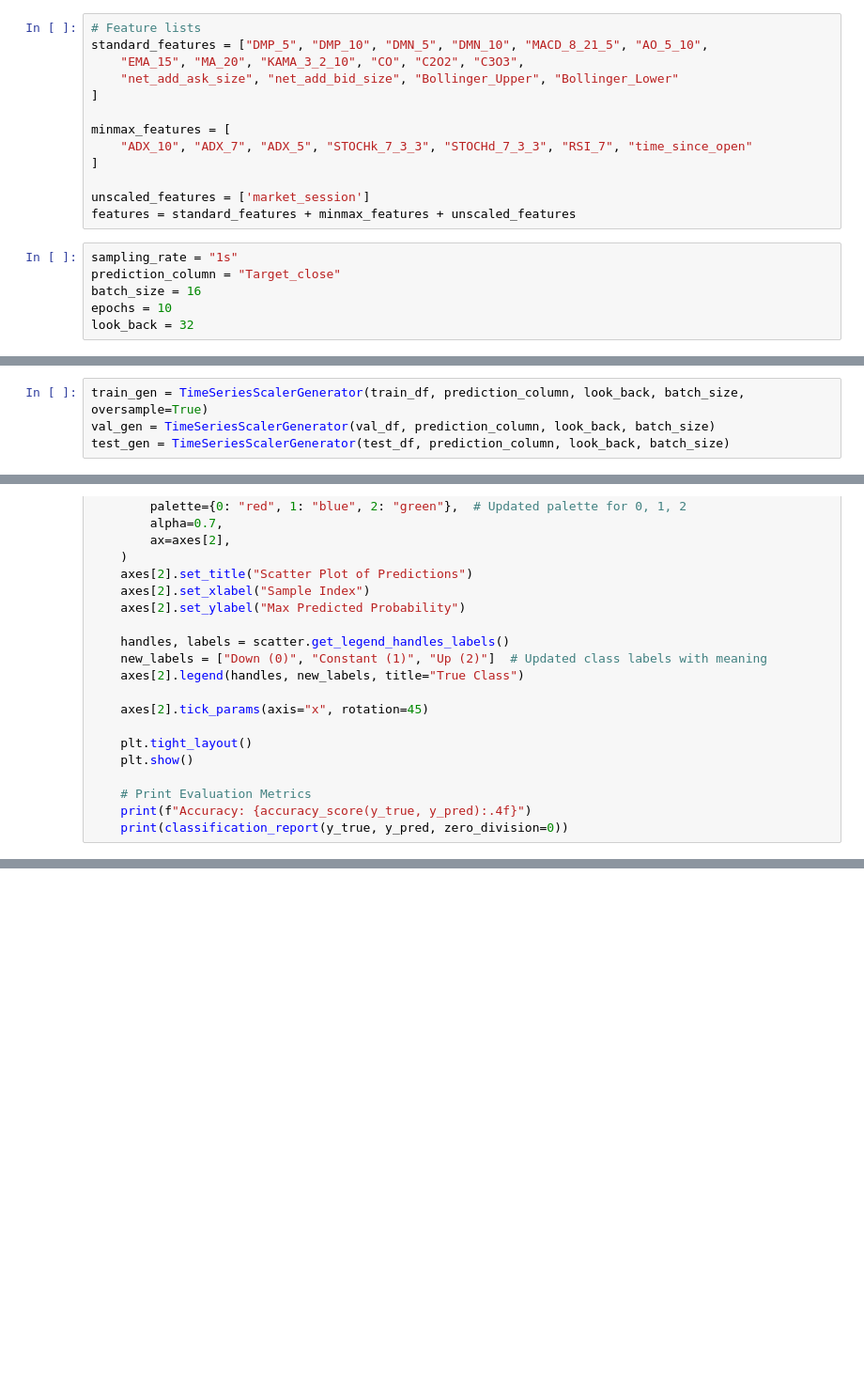
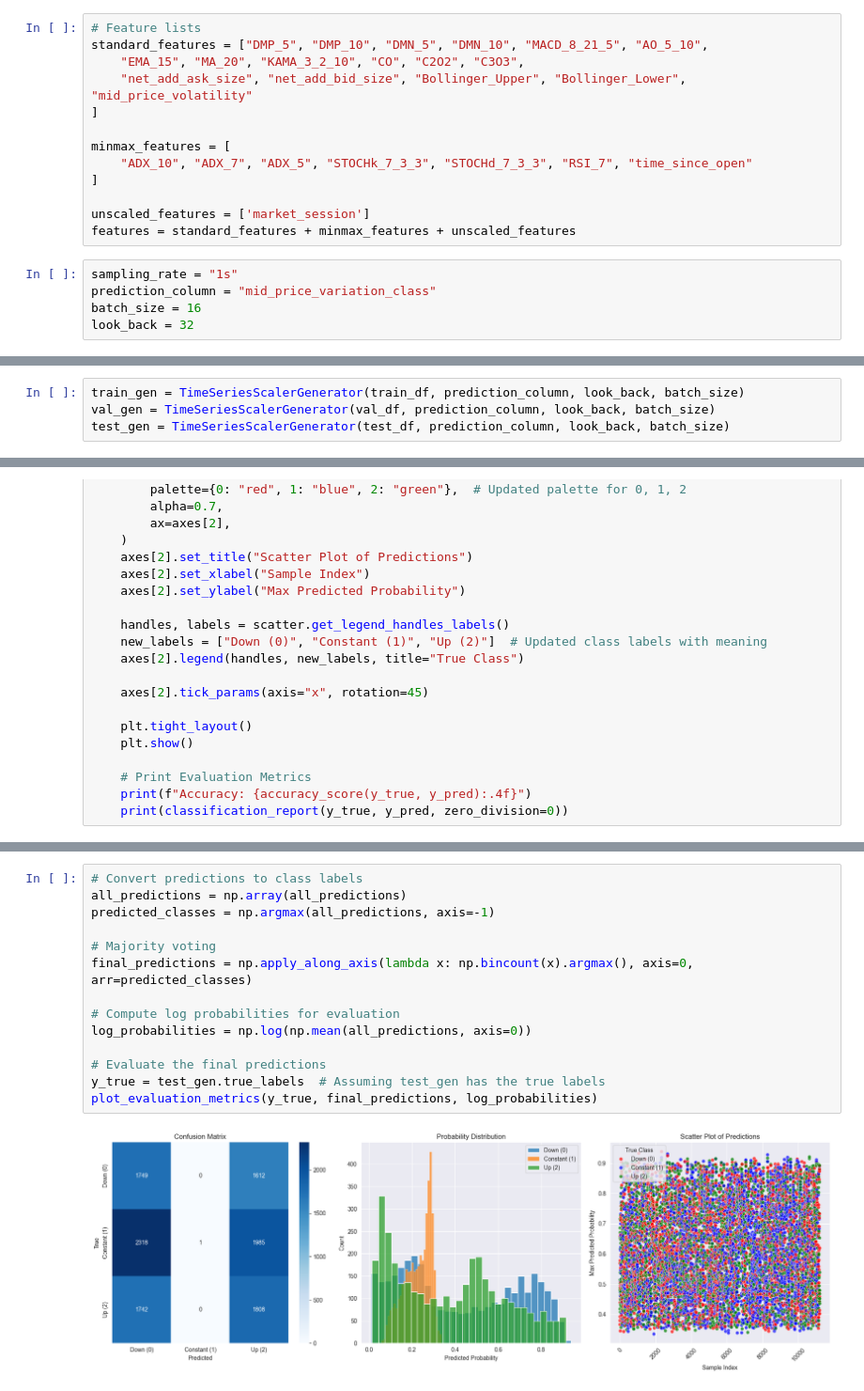
Before and after one commit to LiaoLaurent/Stock-Prediction-Deep-Learning, a Jupyter notebook: testing/classification_tf.ipynb, the cells around one changed output, grey strips where cells are left out. Shown at 94% size. Saved outputs shown, nothing was run; the diff lists cells and outputs as text; blank space fills up the shorter version.

```diff
--- a/testing/classification_tf.ipynb
+++ b/testing/classification_tf.ipynb
@@ -12,7 +12,7 @@ tf.random.set_seed(0)
 # Feature lists
 standard_features = ["DMP_5", "DMP_10", "DMN_5", "DMN_10", "MACD_8_21_5", "AO_5_10",
     "EMA_15", "MA_20", "KAMA_3_2_10", "CO", "C2O2", "C3O3",
-    "net_add_ask_size", "net_add_bid_size", "Bollinger_Upper", "Bollinger_Lower"
+    "net_add_ask_size", "net_add_bid_size", "Bollinger_Upper", "Bollinger_Lower", "mid_price_volatility"
 ]
 
 minmax_features = [
@@ -23,9 +23,8 @@ unscaled_features = ['market_session']
 features = standard_features + minmax_features + unscaled_features
 # %%
 sampling_rate = "1s"
-prediction_column = "Target_close"
+prediction_column = "mid_price_variation_class"
 batch_size = 16
-epochs = 10
 look_back = 32
 # %%
 from tf_preprocessing import process_and_combine_data
@@ -180,5 +127,5 @@ class TimeSeriesScalerGenerator(Sequence):
 # %%
-train_gen = TimeSeriesScalerGenerator(train_df, prediction_column, look_back, batch_size, oversample=True)
+train_gen = TimeSeriesScalerGenerator(train_df, prediction_column, look_back, batch_size)
 val_gen = TimeSeriesScalerGenerator(val_df, prediction_column, look_back, batch_size)
 test_gen = TimeSeriesScalerGenerator(test_df, prediction_column, look_back, batch_size)
 # %%
@@ -331,0 +236,16 @@ weighted avg       0.22      0.33      0.25     13795
+# %%
+# Convert predictions to class labels
+all_predictions = np.array(all_predictions)
+predicted_classes = np.argmax(all_predictions, axis=-1)
+
+# Majority voting
+final_predictions = np.apply_along_axis(lambda x: np.bincount(x).argmax(), axis=0, arr=predicted_classes)
+
+# Compute log probabilities for evaluation
+log_probabilities = np.log(np.mean(all_predictions, axis=0))
+
+# Evaluate the final predictions
+y_true = test_gen.true_labels  # Assuming test_gen has the true labels
+plot_evaluation_metrics(y_true, final_predictions, log_probabilities)
+# %% [output]
+[figure, added]
```
Also changed, not shown: parts of 9 cells of this notebook, 4 other files.
